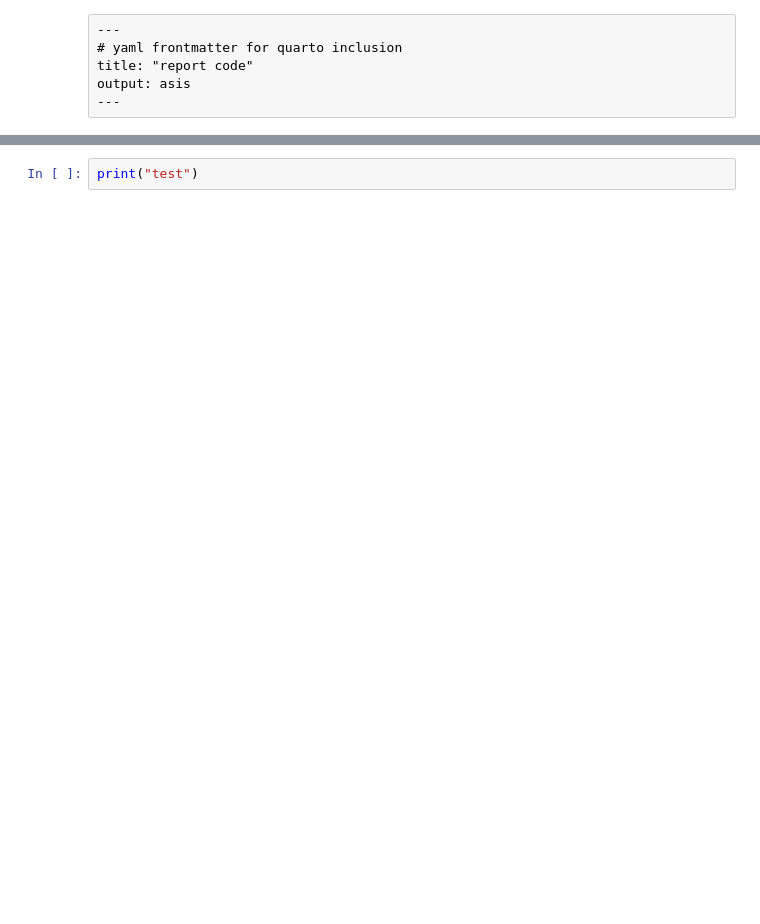
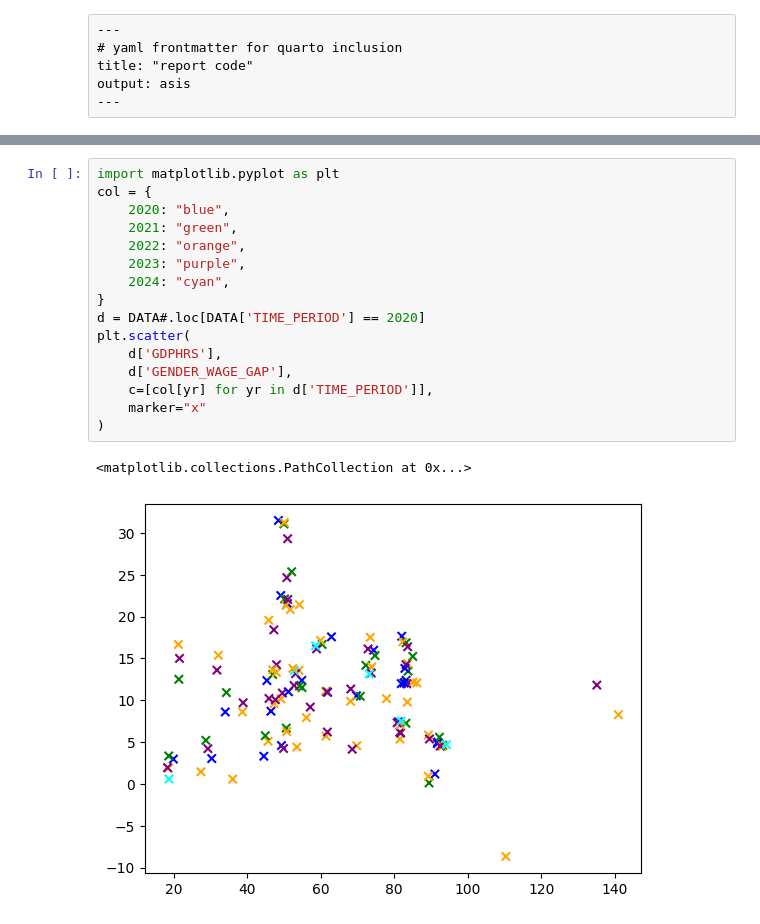
Before and after one commit to OsKaR31415/analyse_de_donnees_projet_1, a Jupyter notebook: report.ipynb, the cells around one changed output, grey strips where cells are left out. Cells and saved outputs as stored; diff of their text form; blank space fills up the shorter version.

```diff
--- a/report.ipynb
+++ b/report.ipynb
@@ -140,2 +172,19 @@ Name: BASE_PER, dtype: float64
 # %%
-print("test")
+import matplotlib.pyplot as plt
+col = {
+    2020: "blue",
+    2021: "green",
+    2022: "orange",
+    2023: "purple",
+    2024: "cyan",
+}
+d = DATA#.loc[DATA['TIME_PERIOD'] == 2020]
+plt.scatter(
+    d['GDPHRS'],
+    d['GENDER_WAGE_GAP'],
+    c=[col[yr] for yr in d['TIME_PERIOD']],
+    marker="x"
+)
+# %% [output]
+<matplotlib.collections.PathCollection at 0x...>
+[figure, added]
```
Also changed, not shown: parts of 14 cells of this notebook.
